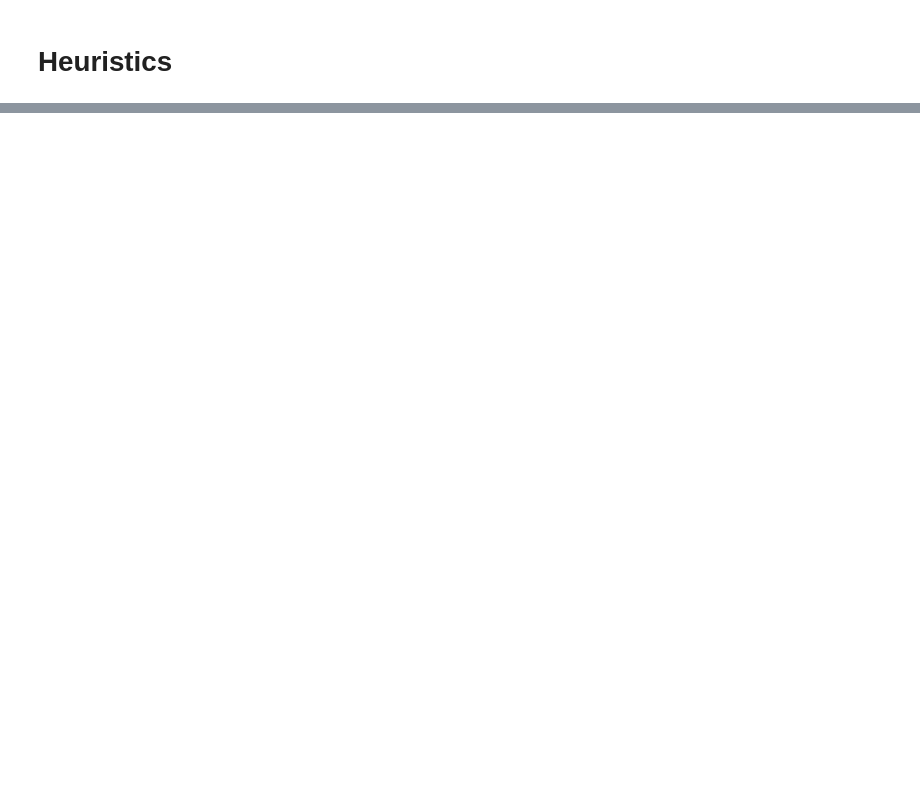
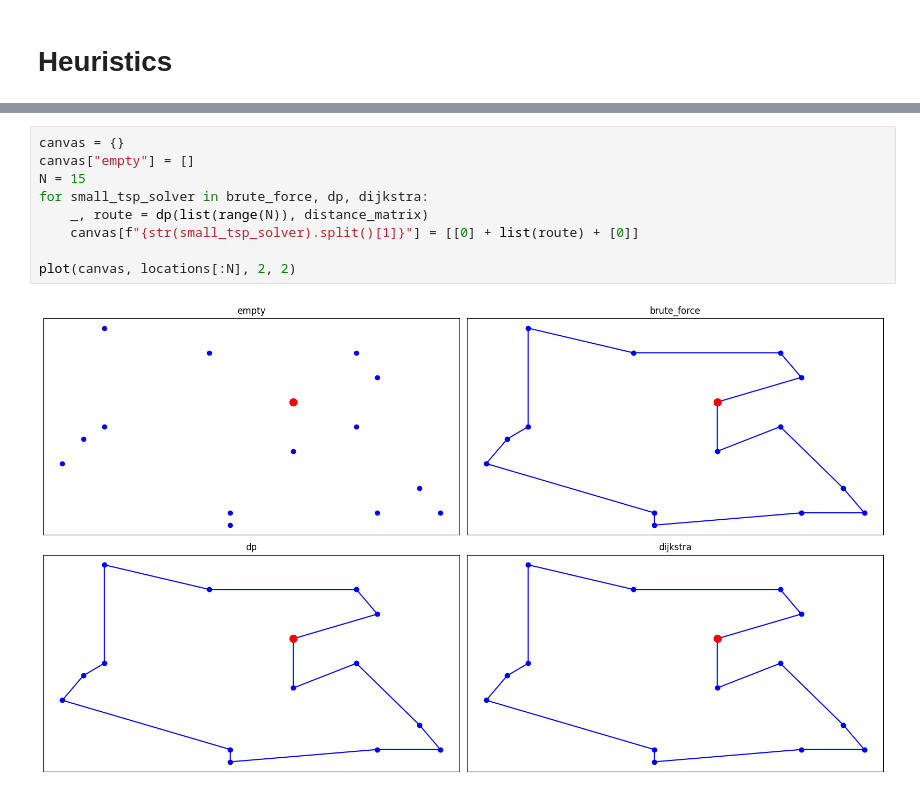
Before and after one commit to Karilli/CVRP-solver, a Jupyter notebook: showcase.ipynb, the cells around one changed output, grey strips where cells are left out. Cells and saved outputs as stored; diff of their text form; blank space fills up the shorter version.

```diff
--- a/showcase.ipynb
+++ b/showcase.ipynb
@@ -166,0 +172,11 @@ plot(canvas, locations, 2, 3)
+# %%
+canvas = {}
+canvas["empty"] = []
+N = 15
+for small_tsp_solver in brute_force, dp, dijkstra:
+    _, route = dp(list(range(N)), distance_matrix)
+    canvas[f"{str(small_tsp_solver).split()[1]}"] = [[0] + list(route) + [0]]
+
+plot(canvas, locations[:N], 2, 2)
+# %% [output]
+[figure, added]
```
Also changed, not shown: parts of 8 cells of this notebook.
